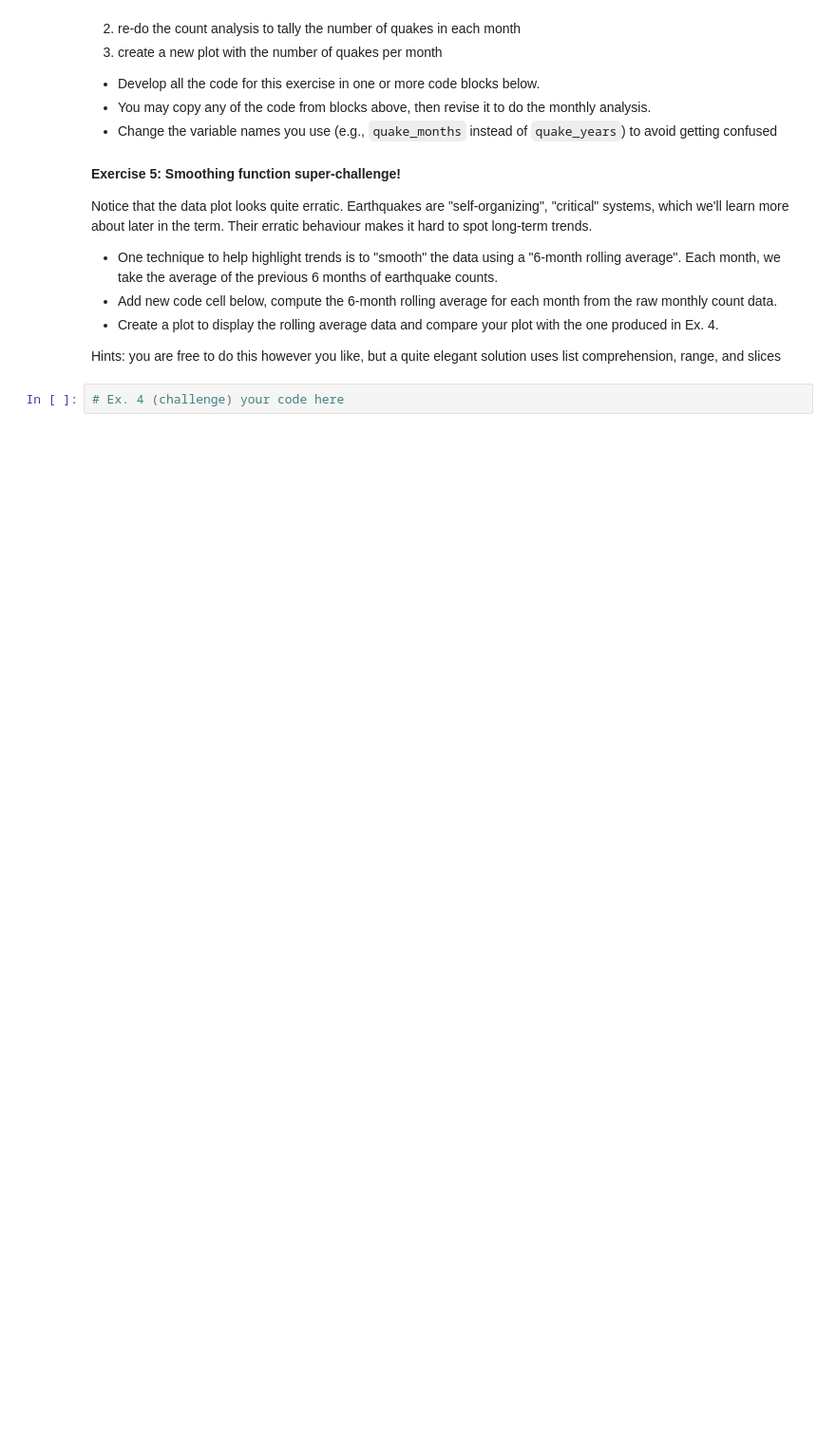
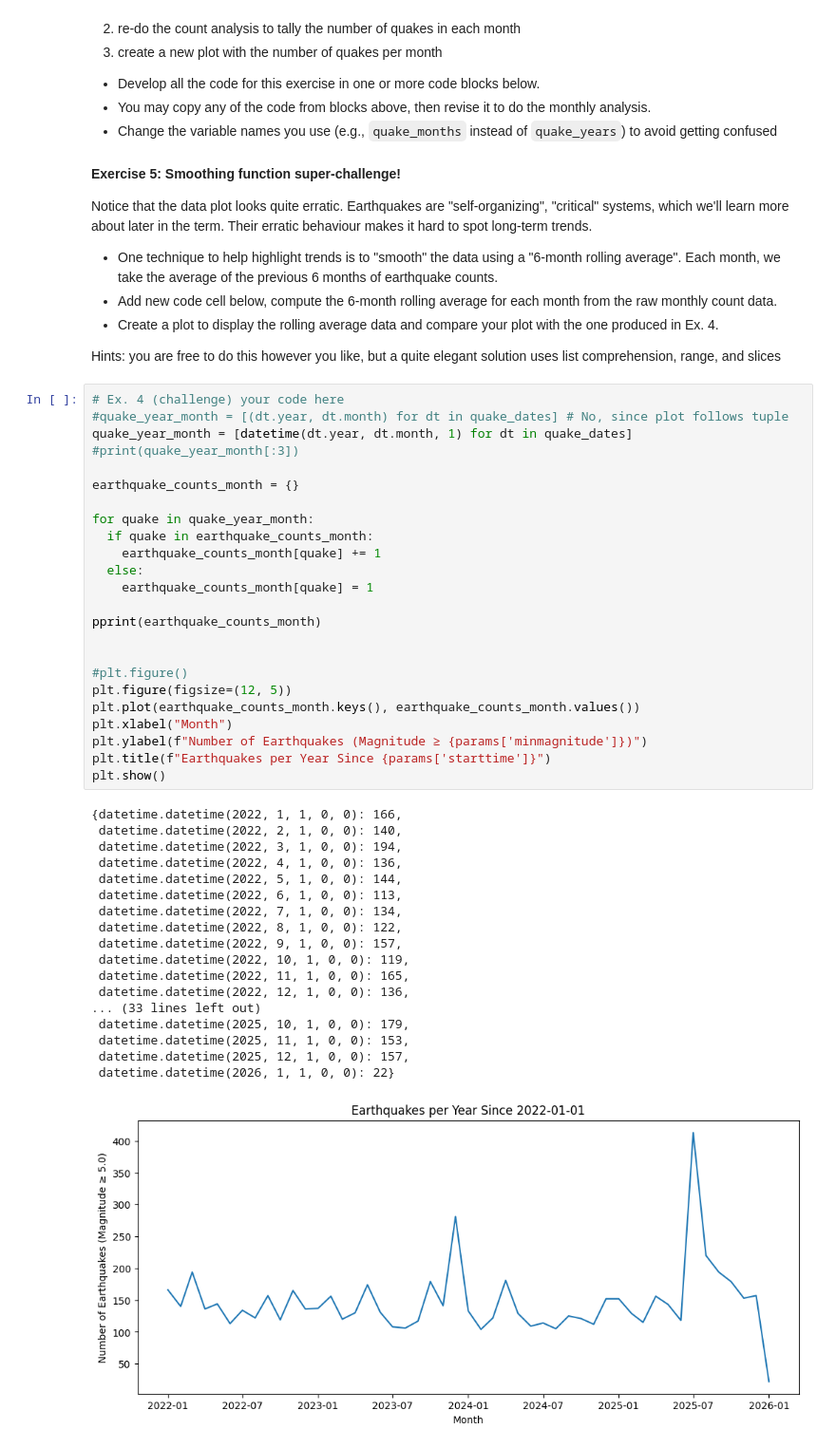
Before and after one commit to bluecrab168/cap-comp215, a Jupyter notebook: labs/lab01-intro.ipynb, the cells around one changed output. Shown at 95% size. Saved outputs shown, nothing was run; the diff lists cells and outputs as text; blank space fills up the shorter version.

```diff
--- a/labs/lab01-intro.ipynb
+++ b/labs/lab01-intro.ipynb
@@ -250,5 +255,46 @@ Each month, we take the average of the previous 6 months of earthquake counts.
  * Create a plot to display the rolling average data and compare your plot with the one produced in Ex. 4.
 
  Hints: you are free to do this however you like, but a quite elegant solution uses list comprehension, range, and slices
-# %%
-# Ex. 4 (challenge) your code here
+# %%
+# Ex. 4 (challenge) your code here
+#quake_year_month = [(dt.year, dt.month) for dt in quake_dates] # No, since plot follows tuple
+quake_year_month = [datetime(dt.year, dt.month, 1) for dt in quake_dates]
+#print(quake_year_month[:3])
+
+earthquake_counts_month = {}
+
+for quake in quake_year_month:
+  if quake in earthquake_counts_month:
+    earthquake_counts_month[quake] += 1
+  else:
+    earthquake_counts_month[quake] = 1
+
+pprint(earthquake_counts_month)
+
+
+#plt.figure()
+plt.figure(figsize=(12, 5))
+plt.plot(earthquake_counts_month.keys(), earthquake_counts_month.values())
+plt.xlabel("Month")
+plt.ylabel(f"Number of Earthquakes (Magnitude ≥ {params['minmagnitude']})")
+plt.title(f"Earthquakes per Year Since {params['starttime']}")
+plt.show()
+# %% [output]
+{datetime.datetime(2022, 1, 1, 0, 0): 166,
+ datetime.datetime(2022, 2, 1, 0, 0): 140,
+ datetime.datetime(2022, 3, 1, 0, 0): 194,
+ datetime.datetime(2022, 4, 1, 0, 0): 136,
+ datetime.datetime(2022, 5, 1, 0, 0): 144,
+ datetime.datetime(2022, 6, 1, 0, 0): 113,
+ datetime.datetime(2022, 7, 1, 0, 0): 134,
+ datetime.datetime(2022, 8, 1, 0, 0): 122,
+ datetime.datetime(2022, 9, 1, 0, 0): 157,
+ datetime.datetime(2022, 10, 1, 0, 0): 119,
+ datetime.datetime(2022, 11, 1, 0, 0): 165,
+ datetime.datetime(2022, 12, 1, 0, 0): 136,
+... (33 lines left out)
+ datetime.datetime(2025, 10, 1, 0, 0): 179,
+ datetime.datetime(2025, 11, 1, 0, 0): 153,
+ datetime.datetime(2025, 12, 1, 0, 0): 157,
+ datetime.datetime(2026, 1, 1, 0, 0): 22}
+[figure, added]
```
Also changed, not shown: parts of 8 cells of this notebook.
